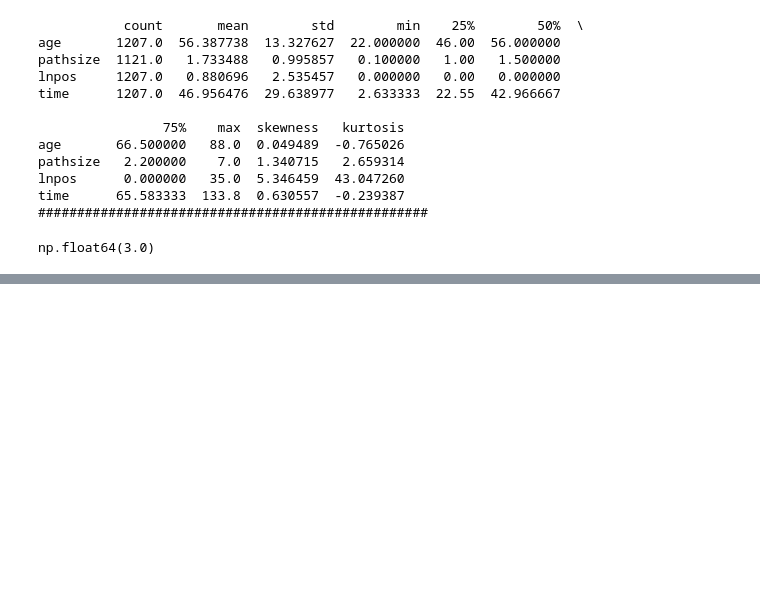
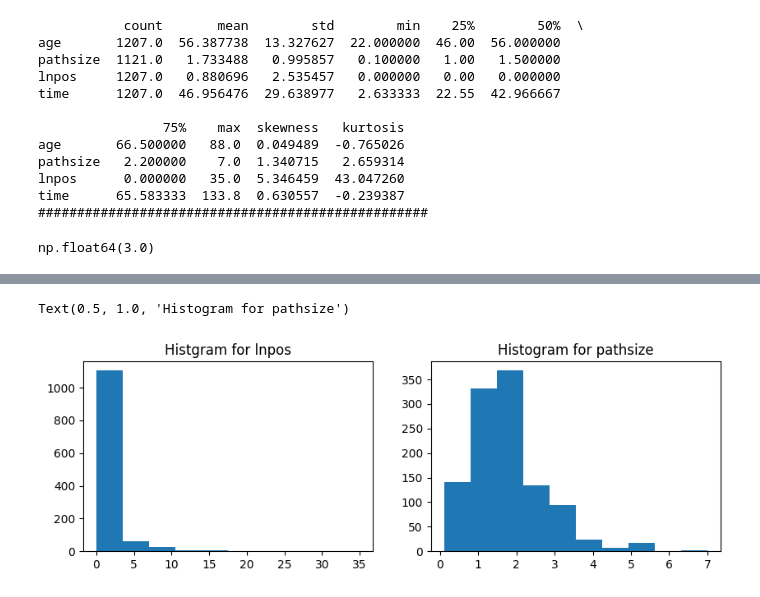
Before and after one commit to aryanssd/-sixteenth-exercices-for-loop, a Jupyter notebook: descriptive-statics.ipynb, the cells around one changed output, grey strips where cells are left out. Drawn from its saved outputs; the diff is of its cells as text; code cells hidden in the pictures; blank space fills up the shorter version.

Commit message:
Kaggle Notebook | Descriptive Statics | Create Histogram for visual investigation

```diff
--- a/descriptive-statics.ipynb
+++ b/descriptive-statics.ipynb
@@ -150,0 +181,15 @@ np.float64(3.0)
+# %%
+fig, ax = plt.subplots(nrows=1, ncols=2, figsize=(10, 3))
+
+ax[0].hist(df['lnpos'])
+
+
+ax[0].set_title('Histgram for lnpos')
+
+
+ax[1].hist(df['pathsize'])
+
+ax[1].set_title('Histogram for pathsize')
+# %% [output]
+Text(0.5, 1.0, 'Histogram for pathsize')
+[figure, added]
```
Also changed, not shown: parts of 2 cells of this notebook.
